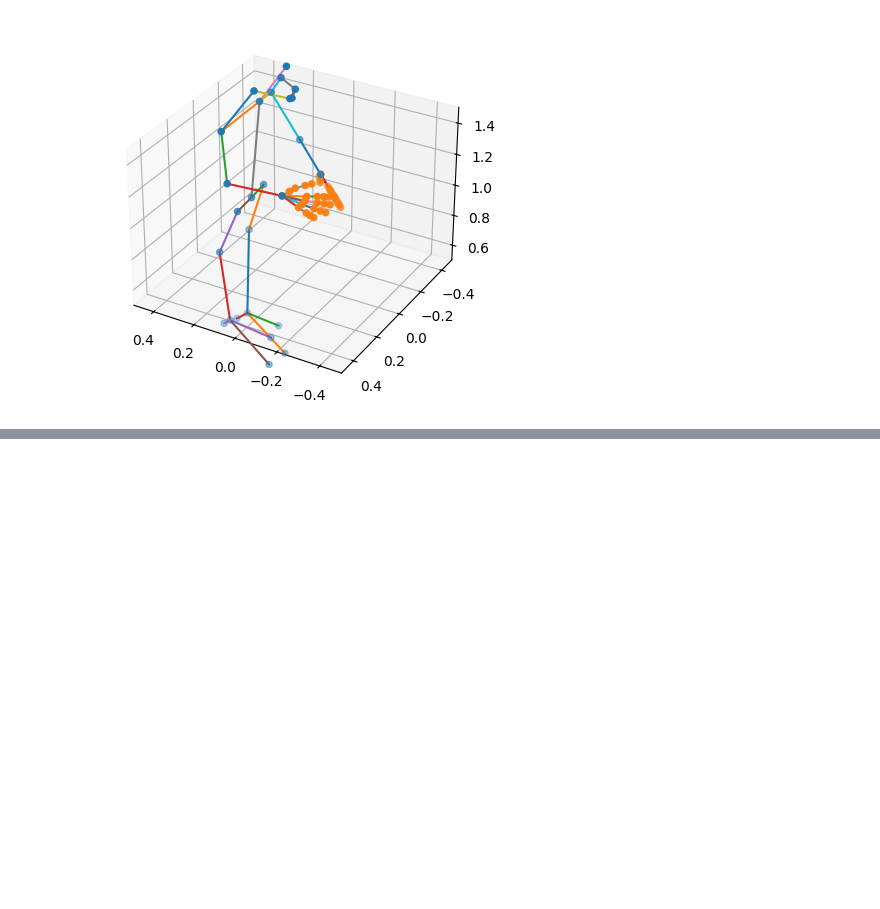
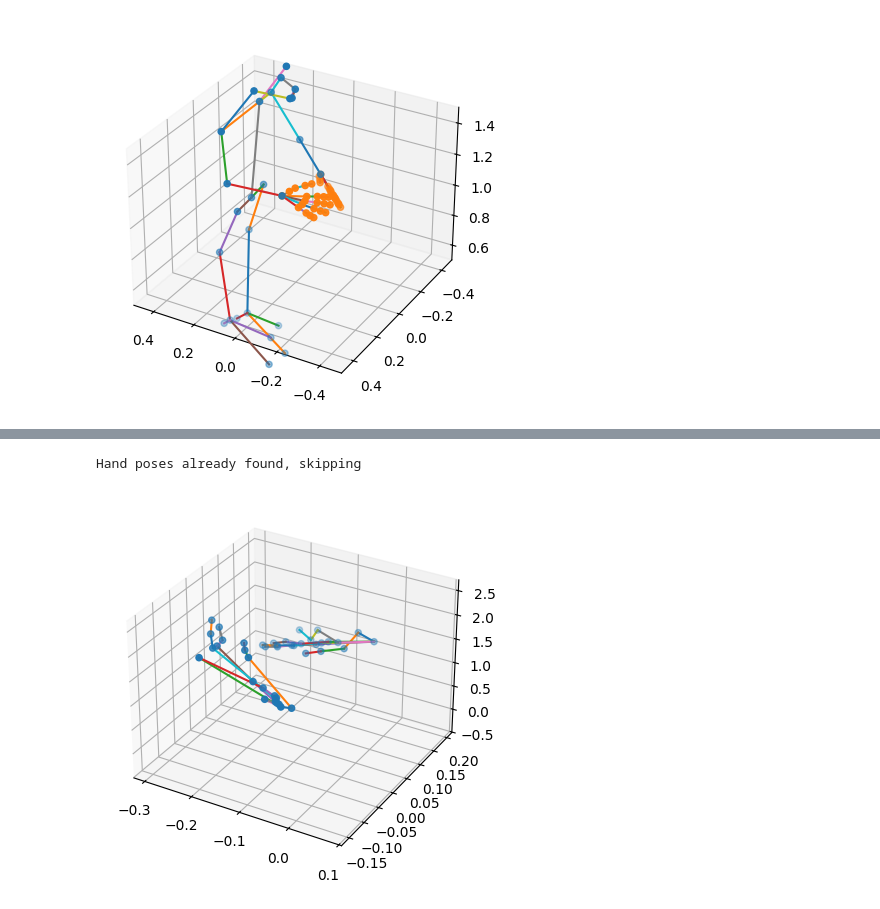
Before and after one commit to aelvyr/ORPose, a Jupyter notebook: full_pipeline.ipynb, the cells around one changed output, grey strips where cells are left out. Cells and saved outputs as stored; diff of their text form; code cells hidden in the pictures; blank space fills up the shorter version.

```diff
--- a/full_pipeline.ipynb
+++ b/full_pipeline.ipynb
@@ -1420,0 +1919,50 @@ pose2video(
+# %%
+# Method 2: Weighted Triangulation for Hand Poses
+if not FORCE_RETRAIN and os.path.exists(os.path.join(output_3d_dir, 'hand_poses_3d_triangulation.npz')):
+    print("Hand poses already found, skipping")
+    smoothed_triangulated_hands = np.load(os.path.join(output_3d_dir, 'hand_poses_3d_triangulation.npz'))['poses_3d']
+else:
+    triangulated_hand_poses_3d = []
+
+    for frame_idx in range(len(poses_3d_body)):
+        # Triangulate hand keypoints for this frame
+        hand_3d = triangulate_hand_keypoints(
+            hand_poses_2d,
+            camera_intrinsics,
+            camera_extrinsics,
+            camera_matrices,
+            distortion_coeffs,
+            frame_idx
+        )
+        triangulated_hand_poses_3d.append(hand_3d)
+        print(f"Triangulated hand pose for frame {frame_idx}: {hand_3d.shape}")
+
+    triangulated_hand_poses_3d = np.array(triangulated_hand_poses_3d)
+    print(f"Triangulated hands shape: {triangulated_hand_poses_3d.shape}")
+
+    # Apply temporal smoothing to reduce jitter
+    from scipy.signal import savgol_filter
+    smoothed_triangulated_hands = savgol_filter(triangulated_hand_poses_3d,
+                                            window_length=15, # Must be odd and <= num_frames
+                                            polyorder=3,
+                                            axis=0)
+
+    # Save results for triangulation-based approach
+    output_file_triangulation = os.path.join(output_3d_dir, 'hand_poses_3d_triangulation.npz')
+    np.savez(
+        output_file_triangulation,
+        poses_3d=smoothed_triangulated_hands,
+    )
+
+# Visualize triangulated hands
+pose2video(
+    poses_3d_body,
+    output_3d_dir,
+    'visualization_triangulated_hands',
+    smoothed_triangulated_hands,
+    render_body=False,
+    dynamic_limits=True
+)
+# %% [output]
+Hand poses already found, skipping
+[figure, added]
```
Also changed, not shown: parts of 31 cells of this notebook, 20 other files.
